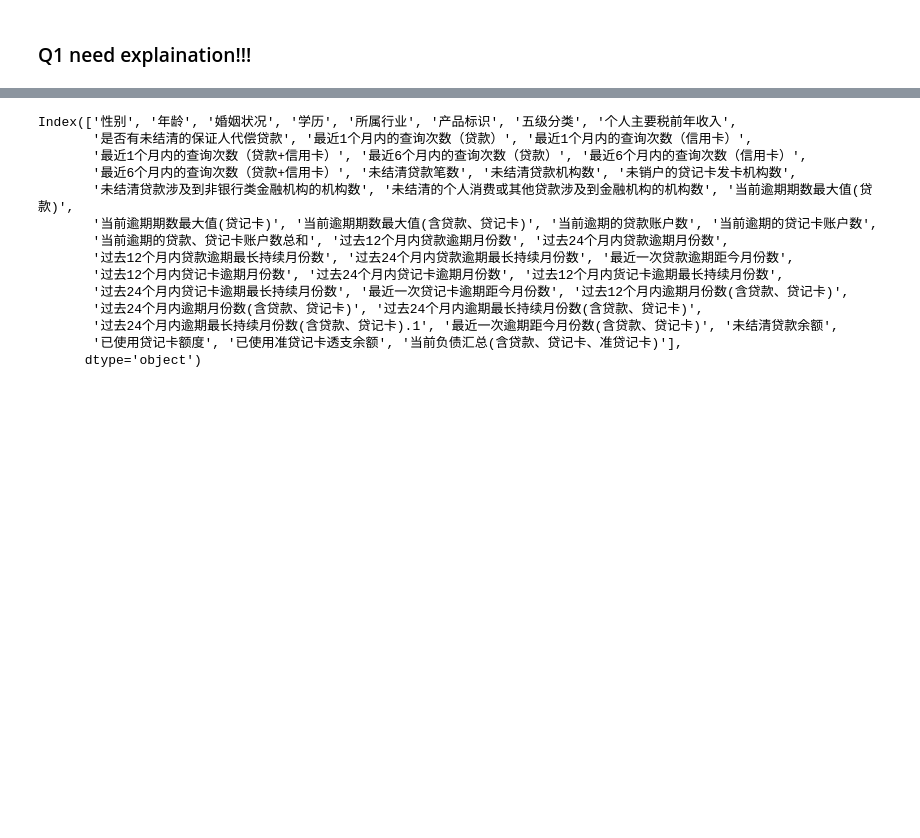
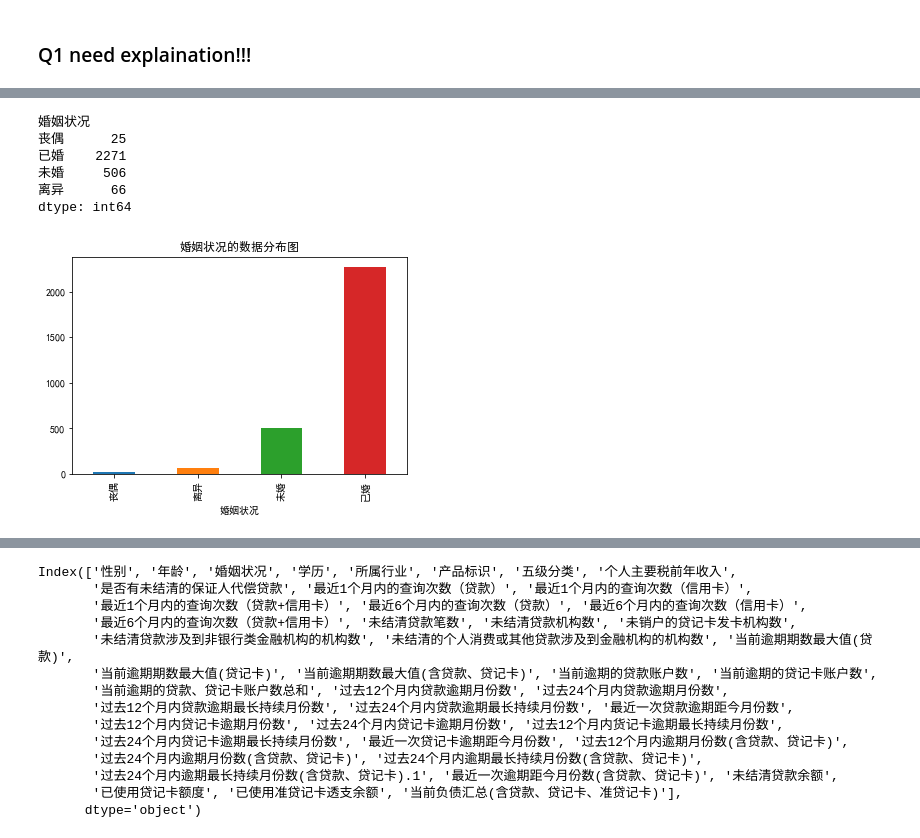
Before and after one commit to Judithning/Uda, a Jupyter notebook: bank_model.ipynb, the cells around one changed output, grey strips where cells are left out. Cells and saved outputs as stored; diff of their text form; code cells hidden in the pictures; blank space fills up the shorter version.

```diff
--- a/bank_model.ipynb
+++ b/bank_model.ipynb
@@ -115,0 +43,5 @@ array(['100000元', '40000元', '200000元', '70000元', 100000, 45600, 48000,
+# %%
+df['性别'] = df['性别'].str.replace('男 ','男')
+df.replace({'婚姻状况':{' 离婚 ':'离异','离婚':'离异'},'学历':{'大学本科':'本科'}},inplace=True)
+df['婚姻状况'].fillna('未知',inplace=True)
+df.replace({'五级分类':{'\xa0正常':'正常','\xa0关注':'关注','\xa0次级':'次级'}},inplace=True)
@@ -115,0 +53,6 @@ array(['100000元', '40000元', '200000元', '70000元', 100000, 45600, 48000,
+# %%
+def plot_bar(df,col):
+    tem = df.groupby(col).size()
+    print(tem)
+    tem.sort_values().plot(kind='bar')
+    plt.title('{}的数据分布图'.format(col))
@@ -115,0 +68,10 @@ array(['100000元', '40000元', '200000元', '70000元', 100000, 45600, 48000,
+# %%
+plot_bar(df1,'婚姻状况')
+# %% [output]
+婚姻状况
+丧偶      25
+已婚    2271
+未婚     506
+离异      66
+dtype: int64
+[figure, added]
```
Also changed, not shown: parts of 44 cells of this notebook.
